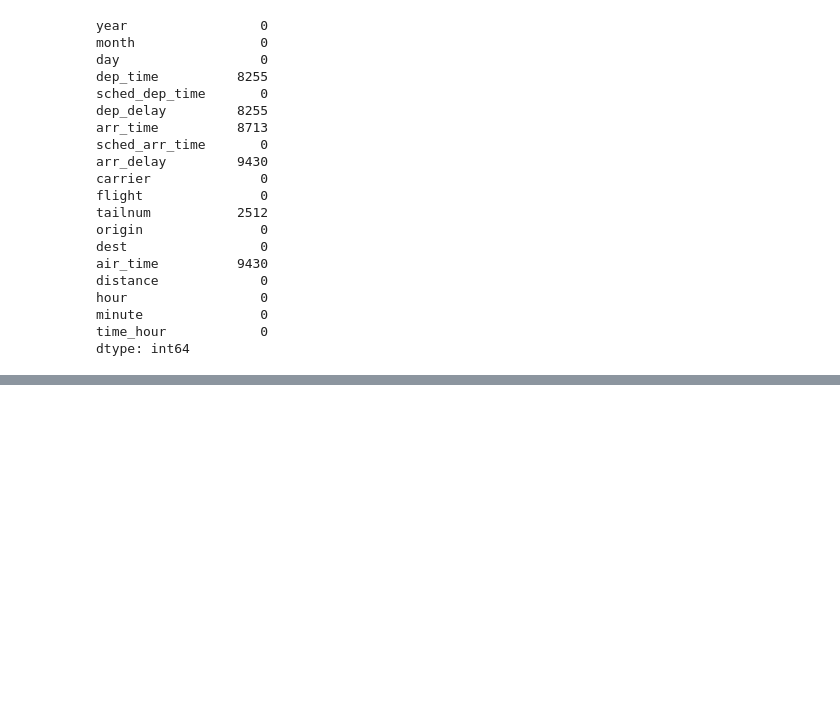
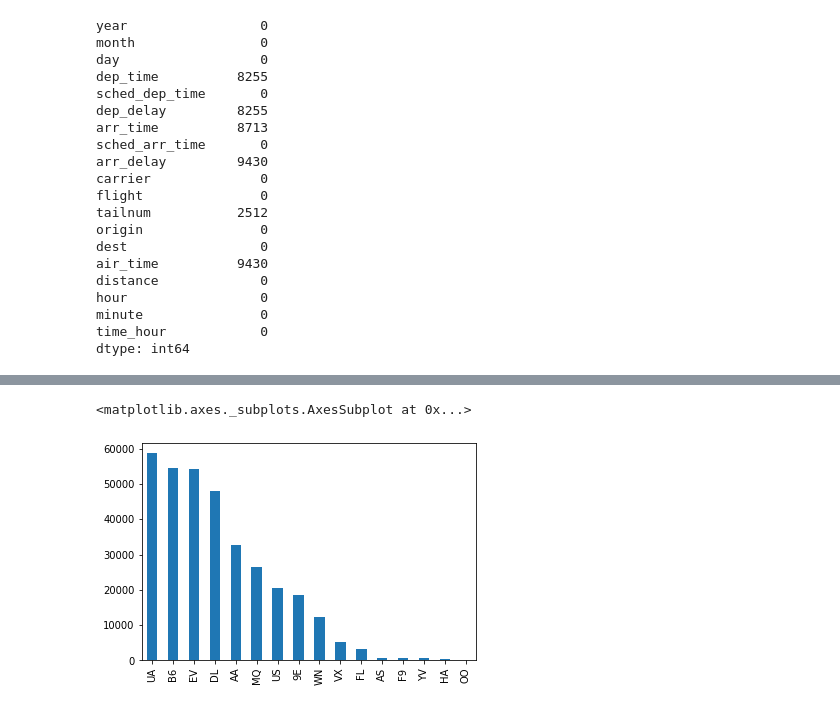
Before and after one commit to MassStreetDataSchool/python-for-data-analysis, a Jupyter notebook: 02 The Basics/pandas_for_data_science.ipynb, the cells around one changed output, grey strips where cells are left out. Drawn from its saved outputs; the diff is of its cells as text; code cells hidden in the pictures; blank space fills up the shorter version.

```diff
--- a/02 The Basics/pandas_for_data_science.ipynb
+++ b/02 The Basics/pandas_for_data_science.ipynb
@@ -109,0 +100,5 @@ df.head()
+# %%
+pd.value_counts(df['carrier']).plot.bar()
+# %% [output]
+<matplotlib.axes._subplots.AxesSubplot at 0x...>
+[figure, added]
```
Also changed, not shown: parts of 13 cells of this notebook.
